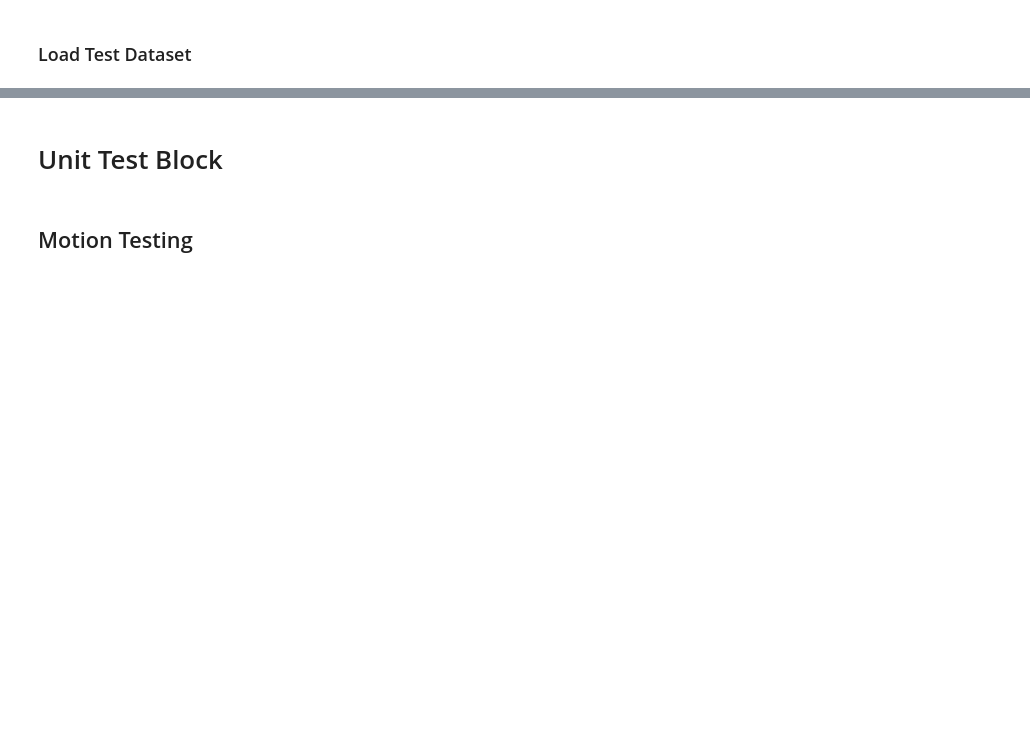
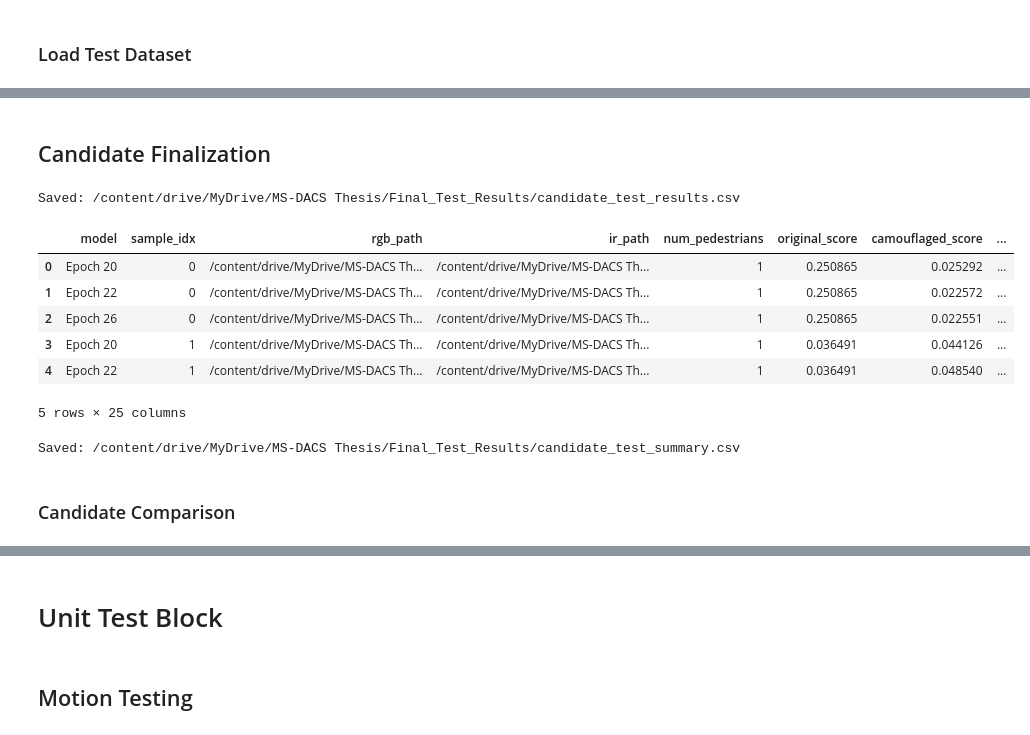
Before and after one commit to Debnath-Goutam/MS-DACS, a Jupyter notebook: MSDACS_Updated.ipynb, the cells around one changed output, grey strips where cells are left out. Cells and saved outputs as stored; diff of their text form; code cells hidden in the pictures; blank space fills up the shorter version.

```diff
--- a/MSDACS_Updated.ipynb
+++ b/MSDACS_Updated.ipynb
@@ -4986,0 +5130,2 @@ print(
+# %% [markdown]
+## Candidate Finalization
@@ -5557,0 +5791,26 @@ def evaluate_candidates_on_test(
+# %%
+results_path = (
+    "/content/drive/MyDrive/MS-DACS Thesis/"
+    "Final_Test_Results/"
+    "candidate_test_results.csv"
+)
+
+
+os.makedirs(
+    os.path.dirname(results_path),
+    exist_ok=True
+)
+
+
+test_results_df.to_csv(
+    results_path,
+    index=False
+)
+
+
+print(
+    "Saved:",
+    results_path
+)
+# %% [output]
+Saved: /content/drive/MyDrive/MS-DACS Thesis/Final_Test_Results/candidate_test_results.csv
@@ -5557,0 +5945,42 @@ def evaluate_candidates_on_test(
+# %%
+results_path = (
+    "/content/drive/MyDrive/MS-DACS Thesis/"
+    "Final_Test_Results/"
+    "candidate_test_results.csv"
+)
+
+test_results_df = pd.read_csv(
+    results_path
+)
+
+test_results_df.head()
+# %% [output]
+|  | model | sample_idx | rgb_path | ir_path | num_pedestrians | original_score | camouflaged_score | ... |
+| 0 | Epoch 20 | 0 | /content/drive/MyDrive/MS-DACS Th... | /content/drive/MyDrive/MS-DACS Th... | 1 | 0.250865 | 0.025292 | ... |
+| 1 | Epoch 22 | 0 | /content/drive/MyDrive/MS-DACS Th... | /content/drive/MyDrive/MS-DACS Th... | 1 | 0.250865 | 0.022572 | ... |
+| 2 | Epoch 26 | 0 | /content/drive/MyDrive/MS-DACS Th... | /content/drive/MyDrive/MS-DACS Th... | 1 | 0.250865 | 0.022551 | ... |
+| 3 | Epoch 20 | 1 | /content/drive/MyDrive/MS-DACS Th... | /content/drive/MyDrive/MS-DACS Th... | 1 | 0.036491 | 0.044126 | ... |
+| 4 | Epoch 22 | 1 | /content/drive/MyDrive/MS-DACS Th... | /content/drive/MyDrive/MS-DACS Th... | 1 | 0.036491 | 0.048540 | ... |
+5 rows × 25 columns
+# %%
+summary_path = (
+    "/content/drive/MyDrive/MS-DACS Thesis/"
+    "Final_Test_Results/"
+    "candidate_test_summary.csv"
+)
+
+
+test_summary_df.to_csv(
+    summary_path,
+    index=False
+)
+
+
+print(
+    "Saved:",
+    summary_path
+)
+# %% [output]
+Saved: /content/drive/MyDrive/MS-DACS Thesis/Final_Test_Results/candidate_test_summary.csv
+# %% [markdown]
+### Candidate Comparison
```
Also changed, not shown: parts of 68 cells of this notebook.
